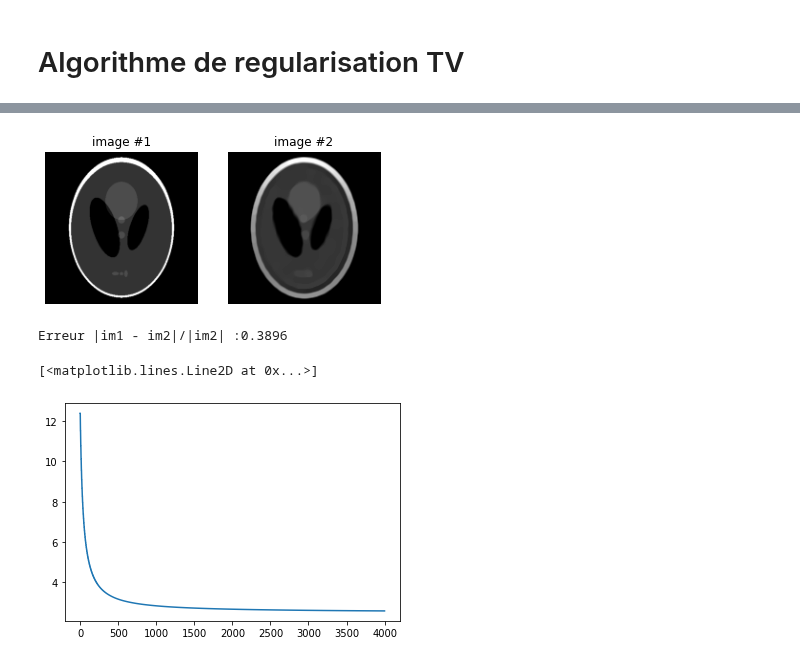
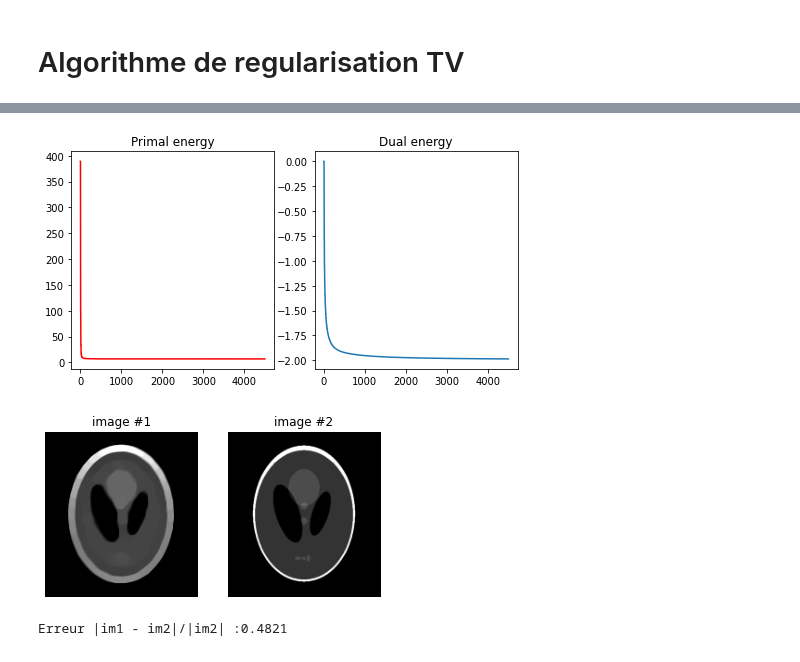
Before and after one commit to ceciledellavalle/BlindDeconvolution, a Jupyter notebook: Estimation TV classique.ipynb, the cells around one changed output, grey strips where cells are left out. Cells and saved outputs as stored; diff of their text form; code cells hidden in the pictures.

```diff
--- a/Estimation TV classique.ipynb
+++ b/Estimation TV classique.ipynb
@@ -64,10 +85,9 @@ for n in range(niter_TV):
+# %%
+Display_epd(Ep23,Ed23)
+# %% [output]
+[figure, added]
 # %%
-Display_im(x_im,xi)
+Display_im(x_out,x_im)
 # %% [output]
-[figure, old version]
+[figure, new version]
-Erreur |im1 - im2|/|im2| :0.3896
+Erreur |im1 - im2|/|im2| :0.4821
-# %%
-plt.plot(Etot)
-# %% [output]
-[<matplotlib.lines.Line2D at 0x...>]
-[figure, removed]
```
Also changed, not shown: parts of 8 cells of this notebook, 22 other files.
